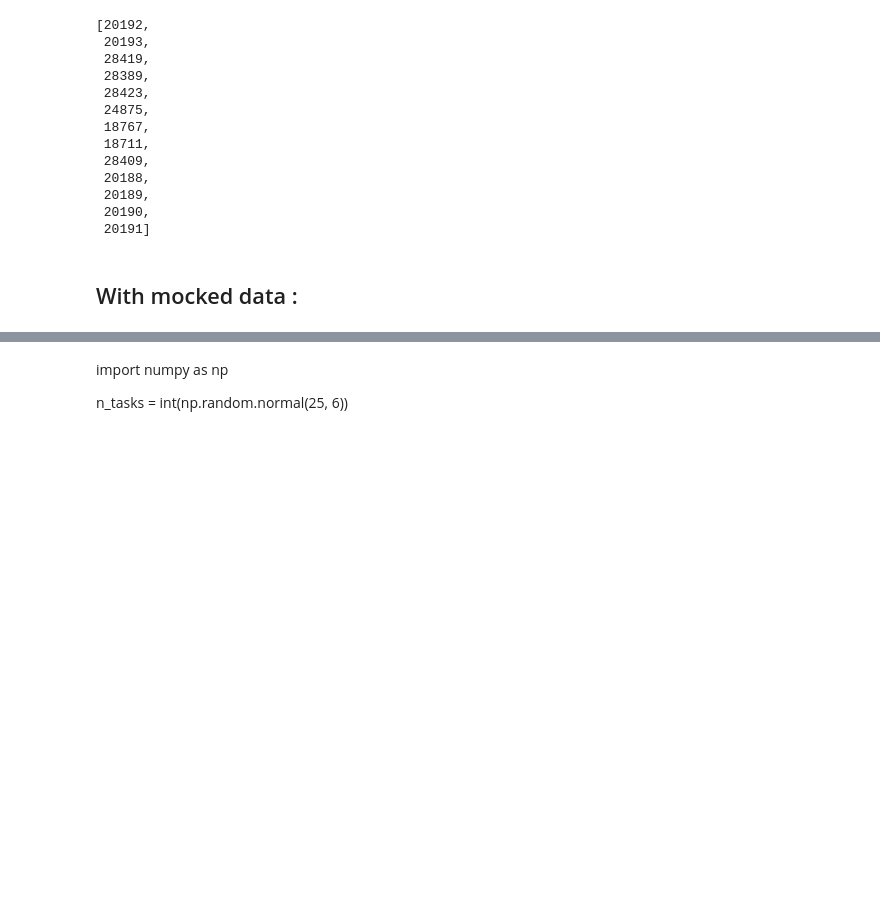
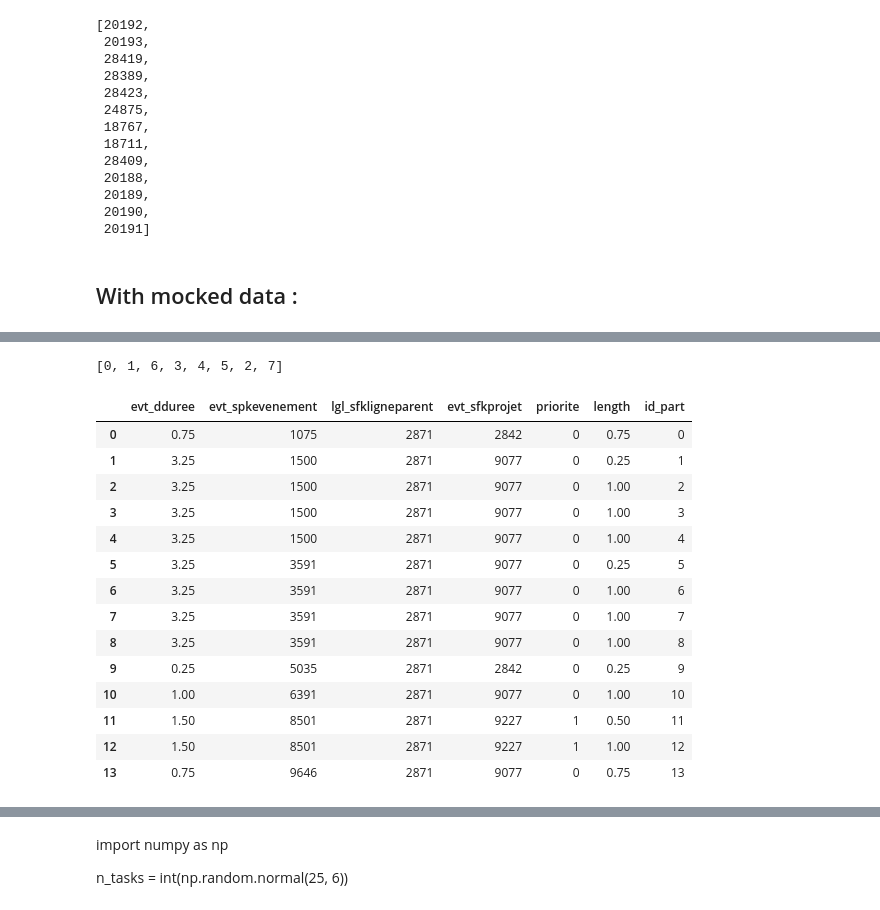
Before and after one commit to antoineperrot/teamber-IA_microservice, a Jupyter notebook: PO_dev.ipynb, the cells around one changed output, grey strips where cells are left out. Drawn from its saved outputs; the diff is of its cells as text; code cells hidden in the pictures; blank space fills up the shorter version.

```diff
--- a/PO_dev.ipynb
+++ b/PO_dev.ipynb
@@ -49,5 +64,6 @@ utilisateurs_avec_taches_sans_horaires
 ## With mocked data :
 # %%
 from api.services.planning_optimizer.tests.data_mocker import mock_back_data
-
-taches, horaires, imperatifs = mock_back_data()
+ex_date_start = "2022-09-05 09:00:00+0000"
+ex_date_end   = "2022-09-09 16:00:00+0000"
+taches, horaires, imperatifs = mock_back_data(ex_date_start, ex_date_end)
@@ -81,23 +71,0 @@ def split_tasks(df: pd.DataFrame, mod_lenght: float = 1.0):
-# %%
-def split_tasks(df: pd.DataFrame, mod_lenght: float = 1.0):
-    df["n_parts"] = np.ceil(df["evt_dduree"] / mod_lenght).astype(int)
-    df["n_filled_parts"] = (df["evt_dduree"] // mod_lenght).astype(int)
-    df["length"] = df["evt_dduree"] - mod_lenght * df["n_filled_parts"]
-
-    from api.services.task_assigner.tools.id_remapping import flatten_list
-
-    filled_rows = [[pd.DataFrame(row[1]).T] * int(row[1]['n_filled_parts'])  for row in df.iterrows()]
-    filled_rows = pd.concat(flatten_list(filled_rows))
-    filled_rows['length'] = mod_lenght
-
-    unfilled_rows = df.loc[ (df['length'] > 0) & (df['length'] < mod_lenght)]
-    out = pd.concat([filled_rows, unfilled_rows])
-    out['evt_spkevenement'] = out['evt_spkevenement'].astype(int)
-    out['lgl_sfkligneparent'] = out['lgl_sfkligneparent'].astype(int)
-    out['evt_sfkprojet'] = out['evt_sfkprojet'].astype(int)
-    out['priorite'] = out['priorite'].astype(int)
-    out = out.drop(columns=['n_parts','n_filled_parts'])
-    out.sort_values(by=['evt_spkevenement','length'], inplace=True)
-    out.reset_index(drop=True, inplace=True)
-    out['id_part'] = list(range(len(out)))
-    return out
@@ -192,0 +72,7 @@ KeyError: "None of [Int64Index([1002, 1002, 1002, 1248, 1577, 1577, 1577, 3607,
+# %%
+ex_taches = list(taches.values())[0]
+ex_horaires = list(horaires.values())[0]
+ex_imperatifs = list(imperatifs.values())[0]
+# %%
+from api.services.planning_optimizer.solver.tools.taches import split_tasks
+ex_splitted_taches = split_tasks(ex_taches)
@@ -192,0 +299,22 @@ KeyError: "None of [Int64Index([1002, 1002, 1002, 1248, 1577, 1577, 1577, 3607,
+# %%
+sap.ordonnancement.build_neighbour().ordonnancement
+# %% [output]
+[0, 1, 6, 3, 4, 5, 2, 7]
+# %%
+ex_splitted_taches
+# %% [output]
+|  | evt_dduree | evt_spkevenement | lgl_sfkligneparent | evt_sfkprojet | priorite | length | id_part |
+| 0 | 0.75 | 1075 | 2871 | 2842 | 0 | 0.75 | 0 |
+| 1 | 3.25 | 1500 | 2871 | 9077 | 0 | 0.25 | 1 |
+| 2 | 3.25 | 1500 | 2871 | 9077 | 0 | 1.00 | 2 |
+| 3 | 3.25 | 1500 | 2871 | 9077 | 0 | 1.00 | 3 |
+| 4 | 3.25 | 1500 | 2871 | 9077 | 0 | 1.00 | 4 |
+| 5 | 3.25 | 3591 | 2871 | 9077 | 0 | 0.25 | 5 |
+| 6 | 3.25 | 3591 | 2871 | 9077 | 0 | 1.00 | 6 |
+| 7 | 3.25 | 3591 | 2871 | 9077 | 0 | 1.00 | 7 |
+| 8 | 3.25 | 3591 | 2871 | 9077 | 0 | 1.00 | 8 |
+| 9 | 0.25 | 5035 | 2871 | 2842 | 0 | 0.25 | 9 |
+| 10 | 1.00 | 6391 | 2871 | 9077 | 0 | 1.00 | 10 |
+| 11 | 1.50 | 8501 | 2871 | 9227 | 1 | 0.50 | 11 |
+| 12 | 1.50 | 8501 | 2871 | 9227 | 1 | 1.00 | 12 |
+| 13 | 0.75 | 9646 | 2871 | 9077 | 0 | 0.75 | 13 |
```
Also changed, not shown: parts of 42 cells of this notebook, 7 other files.
